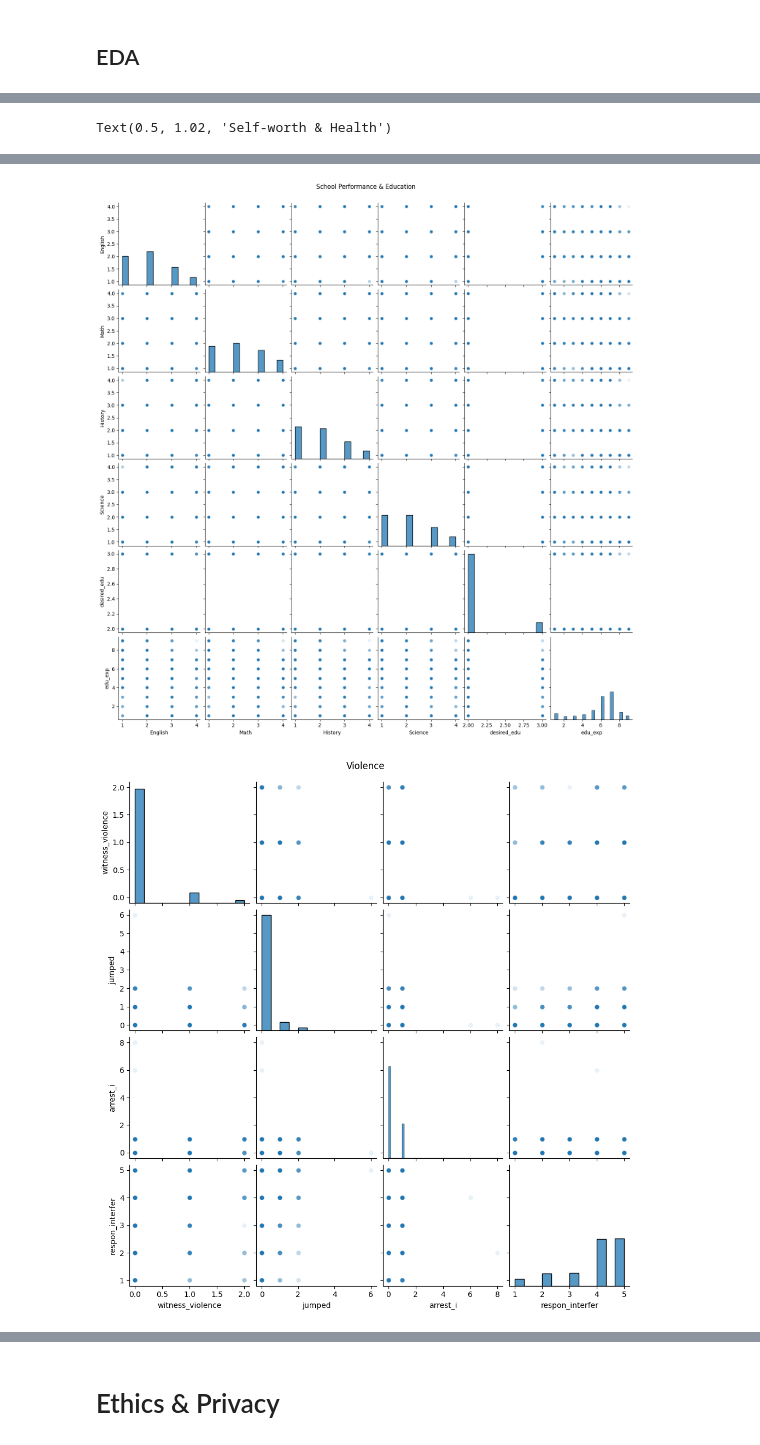
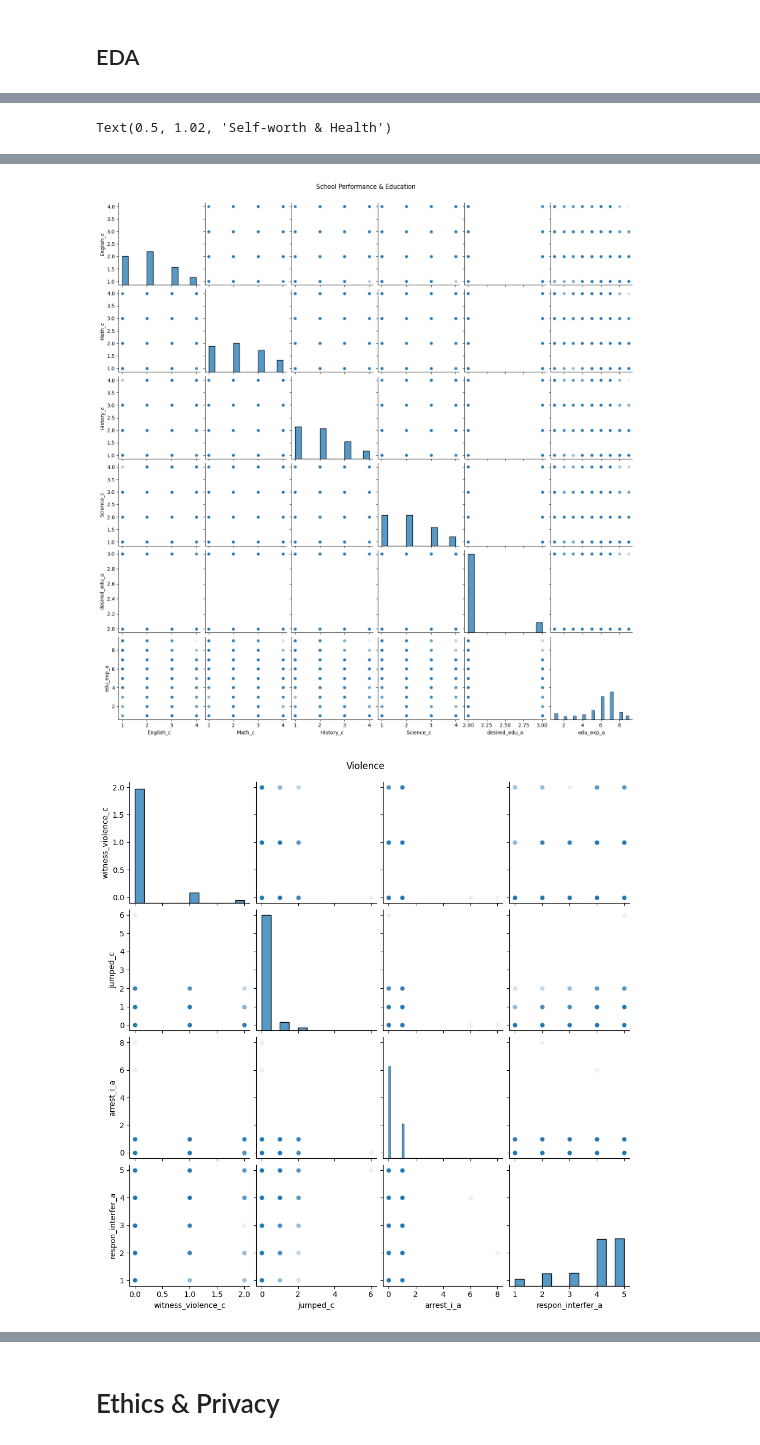
Before and after one commit to alyssaqle/COGS-108---Longitudinal-Mental-Health-Analysis, a Jupyter notebook: DataCheckpoint_Group055_SP25.ipynb, the cells around one changed output, grey strips where cells are left out. Cells and saved outputs as stored; diff of their text form; code cells hidden in the pictures.

```diff
--- a/DataCheckpoint_Group055_SP25.ipynb
+++ b/DataCheckpoint_Group055_SP25.ipynb
@@ -150,12 +150,12 @@ mother_close               int64
 dtype: object
 # %%
 # remove spaces before converting the object data type columns to integers to avoid errors
-sub_df = sub_df[~sub_df.consider_suicide_adult.isin([' '])]
-sub_df = sub_df[~sub_df.breastfed_duration.isin([' '])]
+sub_df = sub_df[~sub_df.consider_suicide_adult_a.isin([' '])]
+sub_df = sub_df[~sub_df.breastfed_duration_c.isin([' '])]
 
-sub_df['consider_suicide_adult'] = sub_df['consider_suicide_adult'].astype(int)
-sub_df['breastfed_duration'] = sub_df['breastfed_duration'].astype(int)
-sub_df['attempt_suicide_adult'] = sub_df['attempt_suicide_adult'].astype(int)
-sub_df['respon_interfer'] = sub_df['respon_interfer'].astype(int)
+sub_df['consider_suicide_adult_a'] = sub_df['consider_suicide_adult_a'].astype(int)
+sub_df['breastfed_duration_c'] = sub_df['breastfed_duration_c'].astype(int)
+sub_df['attempt_suicide_adult_a'] = sub_df['attempt_suicide_adult_a'].astype(int)
+sub_df['respon_interfer_a'] = sub_df['respon_interfer_a'].astype(int)
 # %%
 # Let's now remove all of the decline to answer/ unknown answers (number codes vary per variable)
@@ -236,48 +216,48 @@ childhood_vars.shape, adult_vars.shape
 # %%
 # Childhood Mental Health & Adult Depression
-subset_1 = sub_df[['parents_care', 'mother_care', 'fam_understanding',
-                   'depress_feel', 'consider_suicide_youth', 'depression']]
+subset_1 = sub_df[['parents_care_c', 'mother_care_c', 'fam_understanding_c',
+                   'depress_feel_c', 'consider_suicide_youth_c', 'depression_a']]
 
 # School Performance & Education
-subset_2 = sub_df[['English', 'Math', 'History', 'Science', 'desired_edu', 'edu_exp']]
+subset_2 = sub_df[['English_c', 'Math_c', 'History_c', 'Science_c', 'desired_edu_a', 'edu_exp_a']]
 
 # Violence
-subset_3 = sub_df[['witness_violence', 'jumped', 'arrest_i', 'respon_interfer']]
+subset_3 = sub_df[['witness_violence_c', 'jumped_c', 'arrest_i_a', 'respon_interfer_a']]
 
 # Family Warmth
-subset_4 = sub_df[['mom_warmth', 'mother_satisfied', 'mother_close', 'father_close']]
+subset_4 = sub_df[['mom_warmth_c', 'mother_satisfied_c', 'mother_close_a', 'father_close_a']]
 
 # Counseling & Suicide
-subset_5 = sub_df[['counseling', 'consider_suicide_youth',
-                   'consider_suicide_adult', 'attempt_suicide_adult']]
+subset_5 = sub_df[['counseling_c', 'consider_suicide_youth_c',
+                   'consider_suicide_adult_a', 'attempt_suicide_adult_a']]
 
 # Self-worth & health
-subset_6 = sub_df[['friend_time', 'hobby_time', 'depress_feel', 'feel_weight']]
+subset_6 = sub_df[['friend_time_c', 'hobby_time_c', 'depress_feel_c', 'feel_weight_a']]
 
 g1 = sns.pairplot(subset_1, plot_kws={'alpha': 0.1})
 g1.figure.suptitle("Childhood Mental Health & Adult Depression", y=1.02)
 
 # School Performance & Education
 g2 = sns.pairplot(subset_2, plot_kws={'alpha': 0.1})
 g2.figure.suptitle("School Performance & Education", y=1.02)
 
 # Violence
 g3 = sns.pairplot(subset_3, plot_kws={'alpha': 0.1})
 g3.figure.suptitle("Violence", y=1.02)
 
 # Family Warmth
 g4 = sns.pairplot(subset_4, plot_kws={'alpha': 0.1})
 g4.figure.suptitle("Family Warmth", y=1.02)
 
 # Counseling & Suicide
 g5 = sns.pairplot(subset_5, plot_kws={'alpha': 0.1})
 g5.figure.suptitle("Counseling & Suicide", y=1.02)
 
 # Self-worth & Health
 g6 = sns.pairplot(subset_6, plot_kws={'alpha': 0.1})
 g6.figure.suptitle("Self-worth & Health", y=1.02)
 # %% [output]
 Text(0.5, 1.02, 'Self-worth & Health')
 [figure]
 [figure]
-[figure, old version]
+[figure, new version]
```
Also changed, not shown: parts of 7 cells of this notebook.
